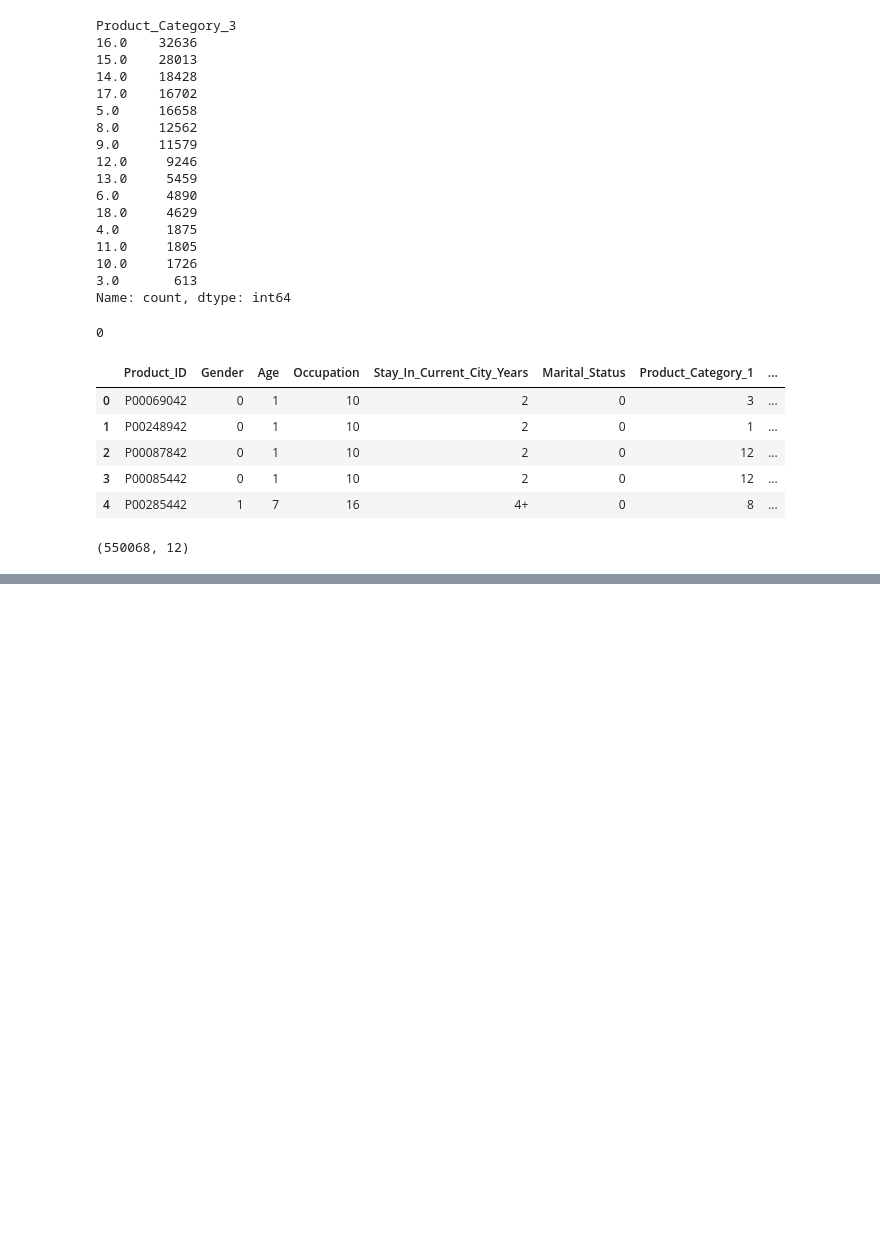
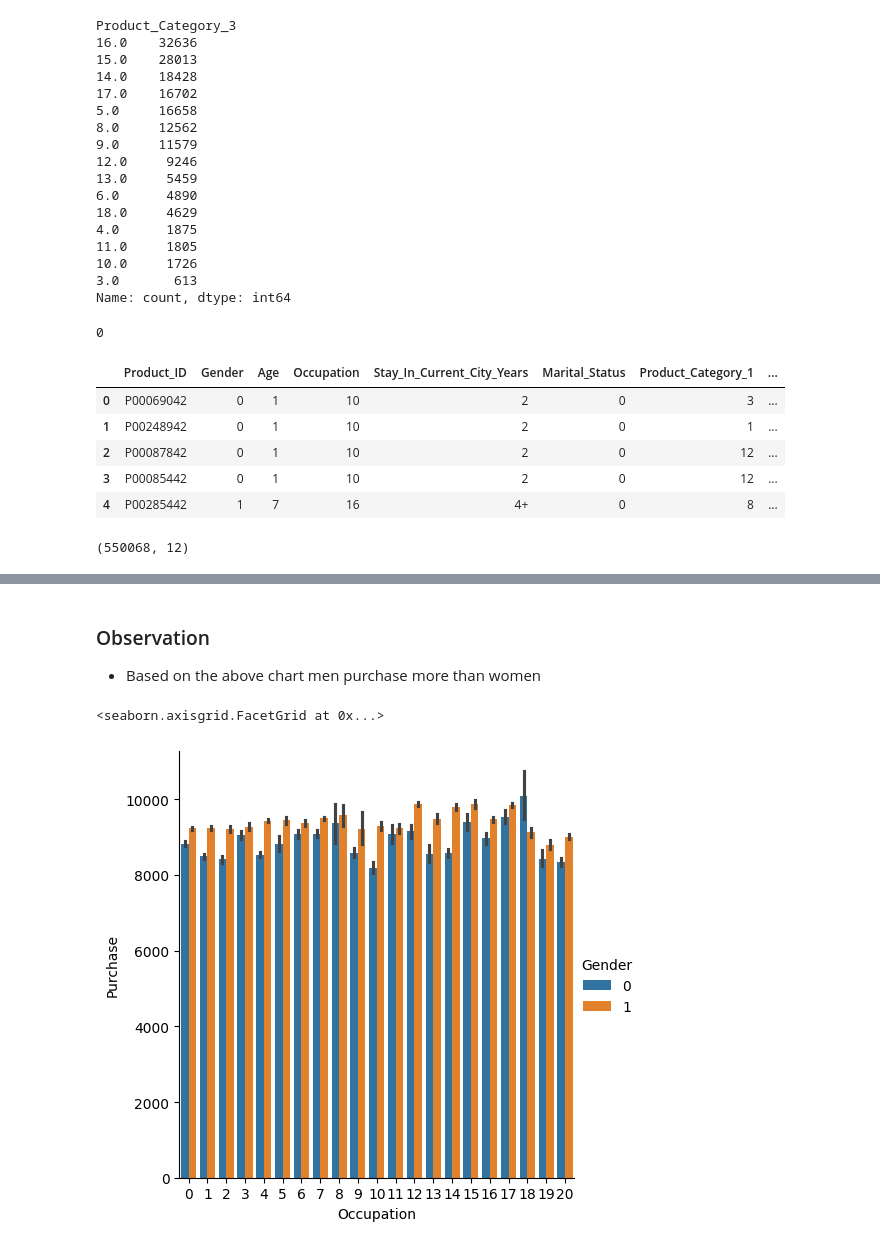
Before and after one commit to NebeyouMusie/EDA-Projects, a Jupyter notebook: Black-Friday/black-friday.ipynb, the cells around one changed output, grey strips where cells are left out. Cells and saved outputs as stored; diff of their text form; code cells hidden in the pictures; blank space fills up the shorter version.

```diff
--- a/Black-Friday/black-friday.ipynb
+++ b/Black-Friday/black-friday.ipynb
@@ -305,0 +377,10 @@ df.shape
+# %% [markdown]
+### Observation
+- Based on the above chart men purchase more than women
+# %%
+# Visualization of purchase with occupation
+
+sns.catplot(x='Occupation', y='Purchase', hue='Gender', kind='bar', data=df)
+# %% [output]
+<seaborn.axisgrid.FacetGrid at 0x...>
+[figure, added]
```
Also changed, not shown: parts of 12 cells of this notebook.
